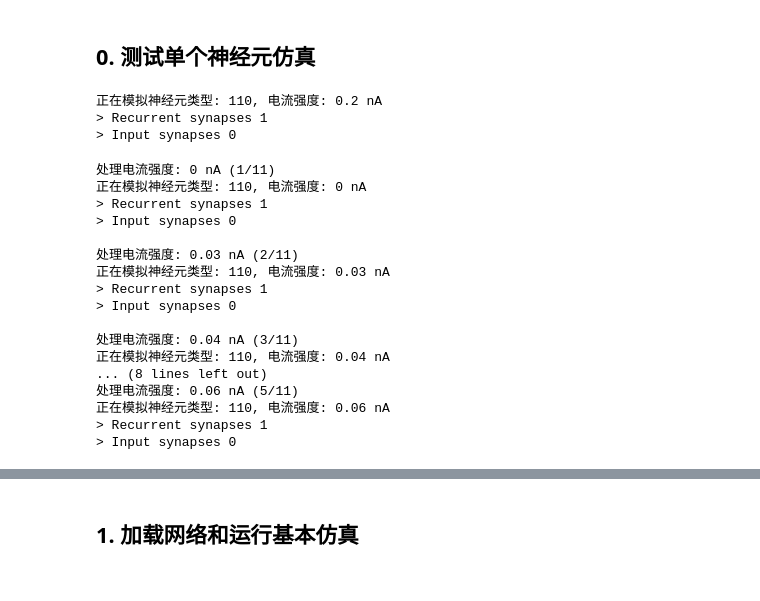
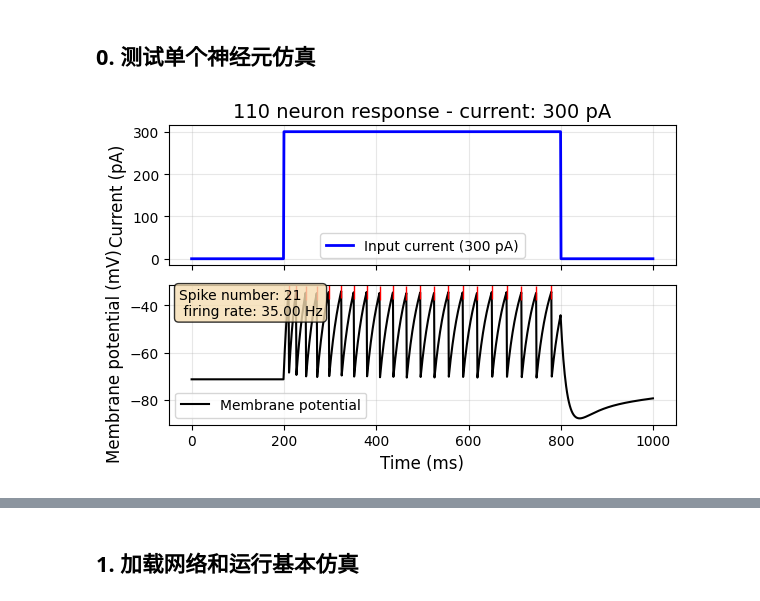
Before and after one commit to sdgds/Chen_package_test, a Jupyter notebook: test_visualization.ipynb, the cells around one changed output, grey strips where cells are left out. Cells and saved outputs as stored; diff of their text form; code cells hidden in the pictures.

```diff
--- a/test_visualization.ipynb
+++ b/test_visualization.ipynb
@@ -54,47 +57,19 @@ from neuron_response_analysis import (
-# %%
-# 参数设置
-neuron_type = 110
-current_amplitude = 0.2  # nA
-
-# 运行仿真
-time, current, voltage, spikes = simulate_neuron_response(
-    neuron_model_template_index=neuron_type,
-    platform_current=current_amplitude
-)
-
-# 绘制结果
-fig = plot_single_response(
-    time, current, voltage, spikes,
-    neuron_type, current_amplitude
-)
-# %% [output]
-正在模拟神经元类型: 110, 电流强度: 0.2 nA
-> Recurrent synapses 1
-> Input synapses 0
-# %%
-neuron_type = 110
-current_amplitudes = [0, 0.03, 0.04, 0.05, 0.06, 0.07, 0.1, 0.13, 0.17, 0.2, 0.25]
-
-# 运行分析
-results = analyze_current_response(
-    neuron_type=neuron_type,
-    current_amplitudes=current_amplitudes
-)
-# %% [output]
-处理电流强度: 0 nA (1/11)
-正在模拟神经元类型: 110, 电流强度: 0 nA
-> Recurrent synapses 1
-> Input synapses 0
-
-处理电流强度: 0.03 nA (2/11)
-正在模拟神经元类型: 110, 电流强度: 0.03 nA
-> Recurrent synapses 1
-> Input synapses 0
-
-处理电流强度: 0.04 nA (3/11)
-正在模拟神经元类型: 110, 电流强度: 0.04 nA
-... (8 lines left out)
-处理电流强度: 0.06 nA (5/11)
-正在模拟神经元类型: 110, 电流强度: 0.06 nA
-> Recurrent synapses 1
-> Input synapses 0
+# %%
+neuron_model_template_index = 110
+T = 1000  # ms
+current_start = 200
+current_end = 800
+platform_current = 300  # pA
+
+# 运行模拟
+neuron = SingleNeuronModel(neuron_model_template_index,
+                           model_path='../GLIF_network/network_dat.pkl')
+time, current_sequence, voltages, spikes = neuron.simulate(T, platform_current, current_start, current_end)
+
+# 绘制结果
+fig = plot_single_response(
+    time, current_sequence, voltages, spikes,
+    neuron_model_template_index, platform_current
+)
+# %% [output]
+[figure, added]
```
Also changed, not shown: parts of 7 cells of this notebook, 1 other file.
